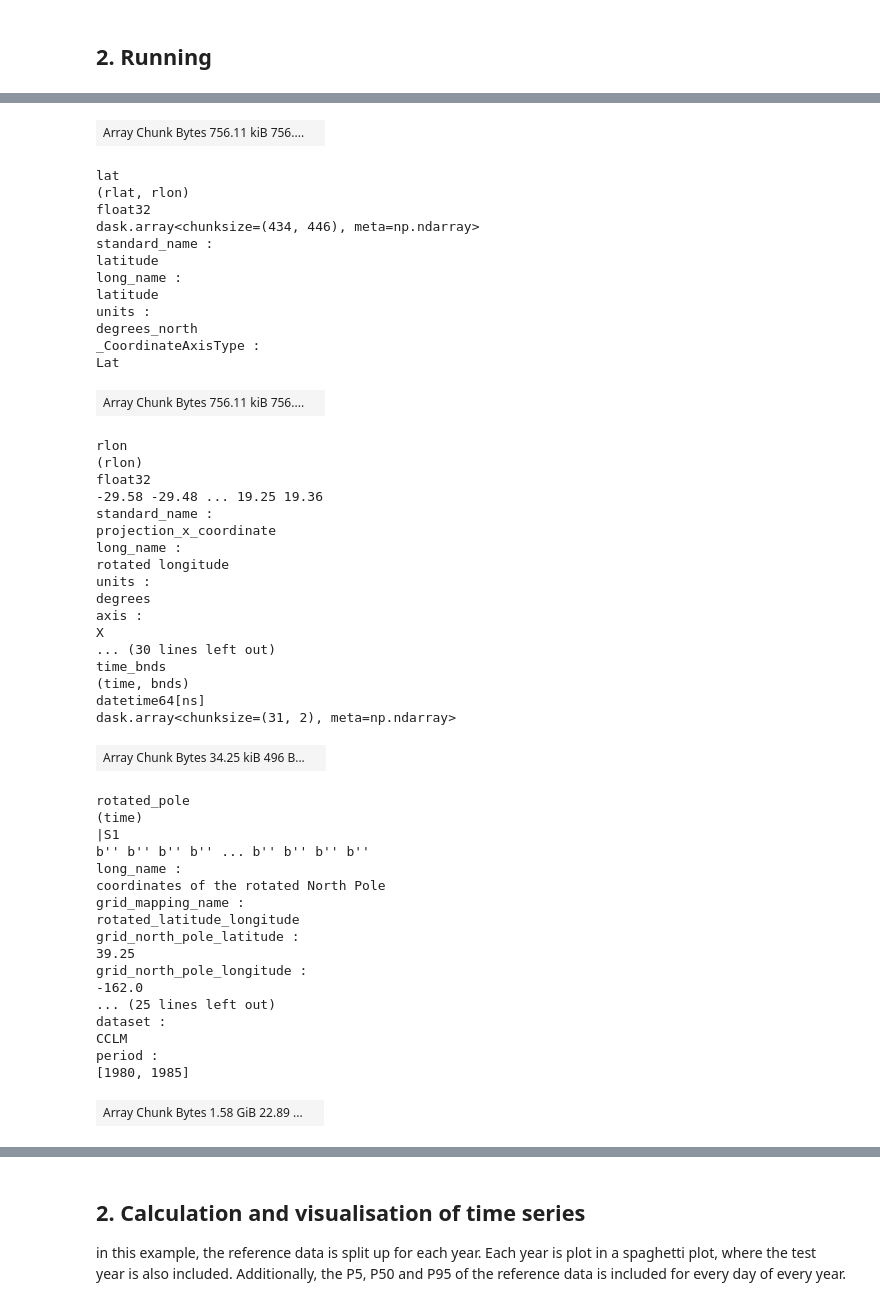
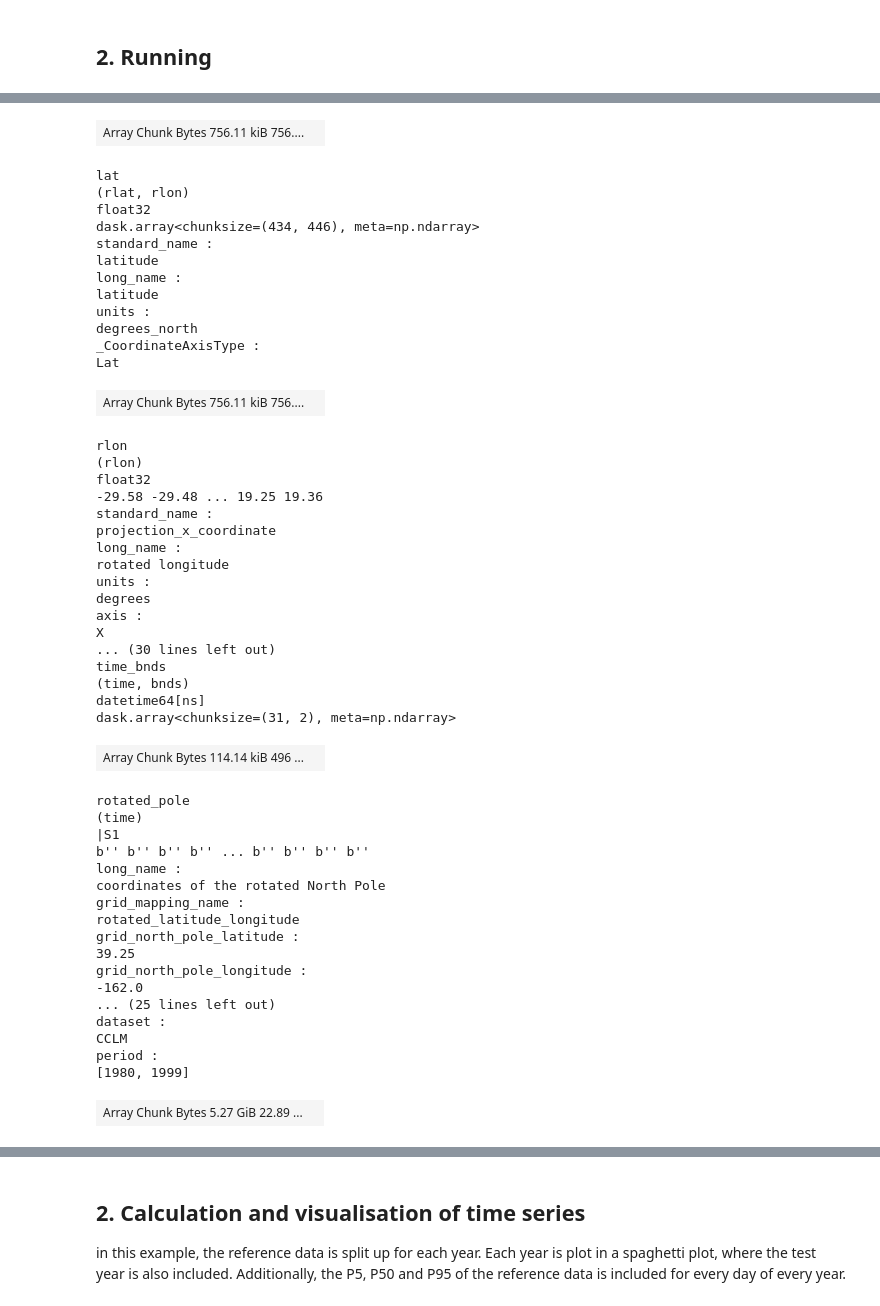
Before and after one commit to CORDEX-be2/ValEnsPy, a Jupyter notebook: evaluation_cclm/cclm_gcm_evaluation_EUR11.ipynb, the cells around one changed output, grey strips where cells are left out. Saved outputs shown, nothing was run; the diff lists cells and outputs as text; code cells hidden in the pictures.

```diff
--- a/evaluation_cclm/cclm_gcm_evaluation_EUR11.ipynb
+++ b/evaluation_cclm/cclm_gcm_evaluation_EUR11.ipynb
@@ -176,8 +181,5 @@ def plot_point_timeseries(variable: str, ref_dataset: str, experiments: list, po
 ## 2. Running
 # %%
 experiment = "CB2_CCLM_EUR11_EC-Earth_test"
-model = "CCLM"
-variable = 'tas'
-daily_statistic = "mean"
 da_exp = manager.load_data(model, [variable], freq="monthly", path_identifiers=[experiment, daily_statistic])
 da_exp
@@ -184,11 +289,8 @@ da_exp
 # %%
 experiment = "CB2_CCLM_EUR11_ERA5_evaluation"
-model = "CCLM"
-
-variable = 'tas'
-daily_statistic = "mean"
-da_eval = manager.load_data(model, [variable], period = [1980,2020], freq="monthly", path_identifiers=[experiment,daily_statistic])
+da_eval = manager.load_data(model, [variable], period = [1980,1999], freq="monthly", path_identifiers=[experiment,daily_statistic])
 da_eval
 # for 3 years: took around 3.5 minutes: 3 for finding folder 20s for loading data
+# for 20 years: took around 6.20 minutes
 # %% [output]
 File paths found:
@@ -229,34 +331,34 @@ Lon
 lat
 (rlat, rlon)
 float32
 dask.array<chunksize=(434, 446), meta=np.ndarray>
 standard_name :
 latitude
 long_name :
 latitude
 units :
 degrees_north
 _CoordinateAxisType :
 Lat
 | Array Chunk Bytes 756.11 kiB 756.... |  |
 rlon
 (rlon)
 float32
 -29.58 -29.48 ... 19.25 19.36
 standard_name :
 projection_x_coordinate
 long_name :
 rotated longitude
 units :
 degrees
 axis :
 X
 ... (30 lines left out)
 time_bnds
 (time, bnds)
 datetime64[ns]
 dask.array<chunksize=(31, 2), meta=np.ndarray>
-| Array Chunk Bytes 34.25 kiB 496 B... |  |
+| Array Chunk Bytes 114.14 kiB 496 ... |  |
 rotated_pole
 (time)
 |S1
@@ -273,8 +375,8 @@ grid_north_pole_longitude :
 dataset :
 CCLM
 period :
-[1980, 1985]
+[1980, 1999]
-| Array Chunk Bytes 1.58 GiB 22.89 ... |  |
+| Array Chunk Bytes 5.27 GiB 22.89 ... |  |
 Indexes: (3)
 time
 PandasIndex
```
Also changed, not shown: parts of 22 cells of this notebook.
